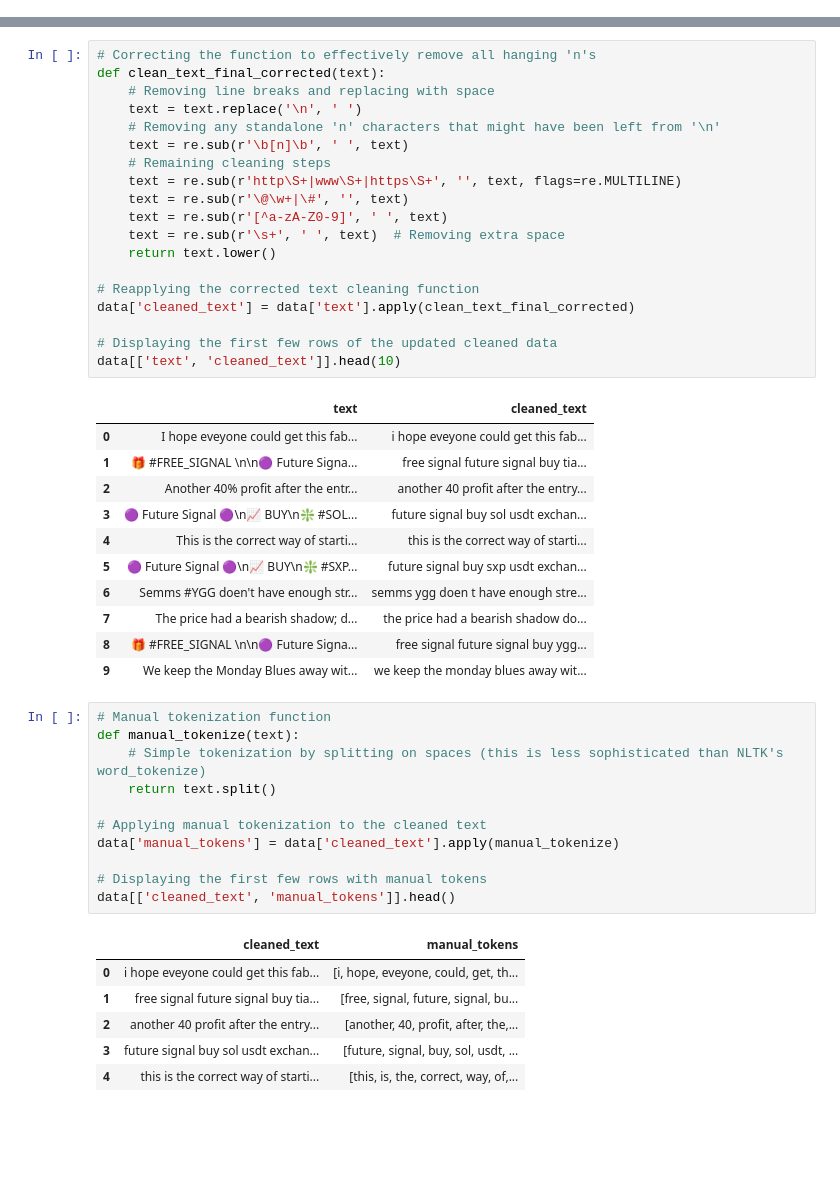
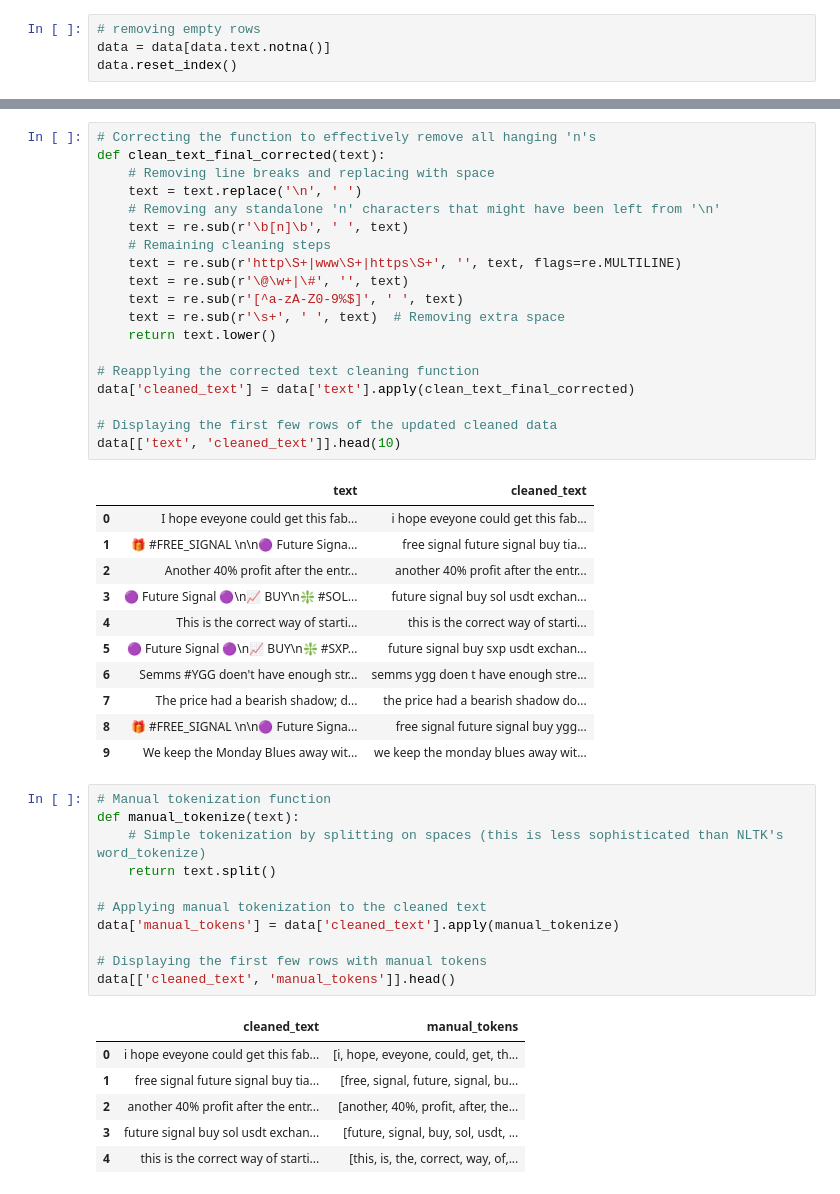
Before and after one commit to fauzan-arif/ds-capstone, a Jupyter notebook: notebooks/Data Preprocessing.ipynb, the cells around one changed output, grey strips where cells are left out. Cells and saved outputs as stored; diff of their text form; blank space fills up the shorter version.

```diff
--- a/notebooks/Data Preprocessing.ipynb
+++ b/notebooks/Data Preprocessing.ipynb
@@ -29,0 +26,4 @@ data.head()
+# %%
+# removing empty rows
+data = data[data.text.notna()]
+data.reset_index()
@@ -30,27 +44,27 @@ data.head()
 # %%
 # Correcting the function to effectively remove all hanging 'n's
 def clean_text_final_corrected(text):
     # Removing line breaks and replacing with space
     text = text.replace('\n', ' ')
     # Removing any standalone 'n' characters that might have been left from '\n'
     text = re.sub(r'\b[n]\b', ' ', text)
     # Remaining cleaning steps
     text = re.sub(r'http\S+|www\S+|https\S+', '', text, flags=re.MULTILINE)
     text = re.sub(r'\@\w+|\#', '', text)
-    text = re.sub(r'[^a-zA-Z0-9]', ' ', text)
+    text = re.sub(r'[^a-zA-Z0-9%$]', ' ', text)
     text = re.sub(r'\s+', ' ', text)  # Removing extra space
     return text.lower()
 
 # Reapplying the corrected text cleaning function
 data['cleaned_text'] = data['text'].apply(clean_text_final_corrected)
 
 # Displaying the first few rows of the updated cleaned data
 data[['text', 'cleaned_text']].head(10)
 # %% [output]
 |  | text | cleaned_text |
 | 0 | I hope eveyone could get this fab... | i hope eveyone could get this fab... |
 | 1 | 🎁 #FREE_SIGNAL \n\n🟣 Future Signa... | free signal future signal buy tia... |
-| 2 | Another 40% profit after the entr... | another 40 profit after the entry... |
+| 2 | Another 40% profit after the entr... | another 40% profit after the entr... |
 | 3 | 🟣 Future Signal 🟣\n📈 BUY\n❇️ #SOL... | future signal buy sol usdt exchan... |
 | 4 | This is the correct way of starti... | this is the correct way of starti... |
 | 5 | 🟣 Future Signal 🟣\n📈 BUY\n❇️ #SXP... | future signal buy sxp usdt exchan... |
@@ -73,7 +87,7 @@ data[['cleaned_text', 'manual_tokens']].head()
 |  | cleaned_text | manual_tokens |
 | 0 | i hope eveyone could get this fab... | [i, hope, eveyone, could, get, th... |
 | 1 | free signal future signal buy tia... | [free, signal, future, signal, bu... |
-| 2 | another 40 profit after the entry... | [another, 40, profit, after, the,... |
+| 2 | another 40% profit after the entr... | [another, 40%, profit, after, the... |
 | 3 | future signal buy sol usdt exchan... | [future, signal, buy, sol, usdt, ... |
 | 4 | this is the correct way of starti... | [this, is, the, correct, way, of,... |
 # %%
```
Also changed, not shown: parts of 7 cells of this notebook, 1 other file.
